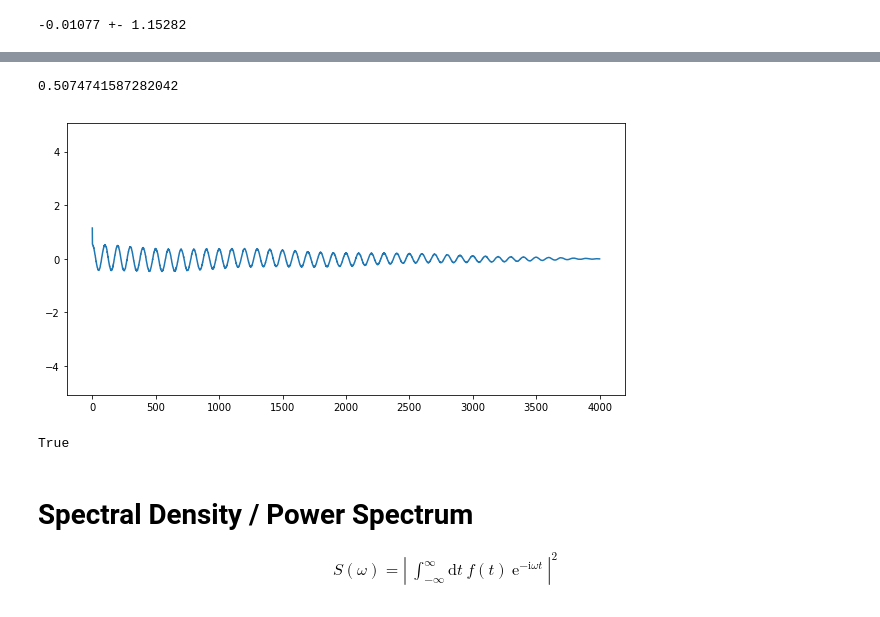
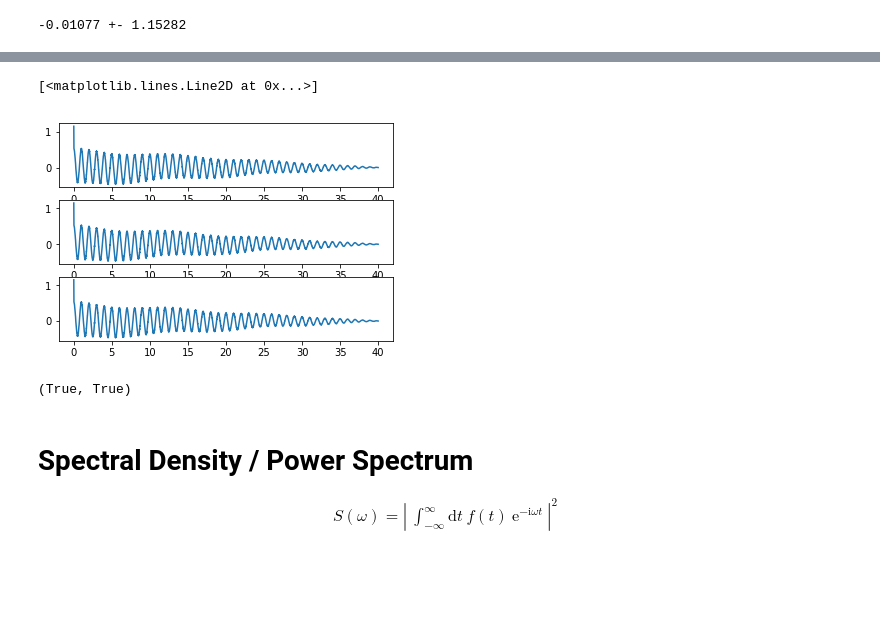
Before and after one commit to flokno/python_recipes, a Jupyter notebook: mathematics/correlation_function/autocorrelation.ipynb, the cells around one changed output, grey strips where cells are left out. Drawn from its saved outputs; the diff is of its cells as text; code cells hidden in the pictures; blank space fills up the shorter version.

```diff
--- a/mathematics/correlation_function/autocorrelation.ipynb
+++ b/mathematics/correlation_function/autocorrelation.ipynb
@@ -77,19 +72,20 @@ print(C[0])
-# %%
-C2 = np.correlate(f, f, 'full')[len(f)-1:] / len(f)
-
-figure()
-plt.plot(C2)
-
-plt.ylim([-10* C2[1:10].mean(), 10 * C2[1:10].mean()])
-
-print(C2[1:10].mean())
-# %% [output]
-0.5074741587282042
-[figure, removed]
+# %%
+C = correlate(f, f)
+C2 = np.correlate(f, f, 'full')[len(f)-1:] / len(f)
+C2s = sl.correlate(f, f)[len(f)-1:] / len(f)
+
+fig, (ax1, ax2, ax3) = plt.subplots(nrows=3)
+
+ax1.plot(t, C)
+ax2.plot(t, C2)
+ax3.plot(t, C2s)
+# %% [output]
+[<matplotlib.lines.Line2D at 0x...>]
+[figure, added]
 # %%
-all(C == C2)
+all(C == C2), la.norm(C - C2s) < 1e-12
 # %% [output]
-True
+(True, True)
 # %% [markdown]
 # Spectral Density / Power Spectrum
 
```
Also changed, not shown: parts of 9 cells of this notebook.
